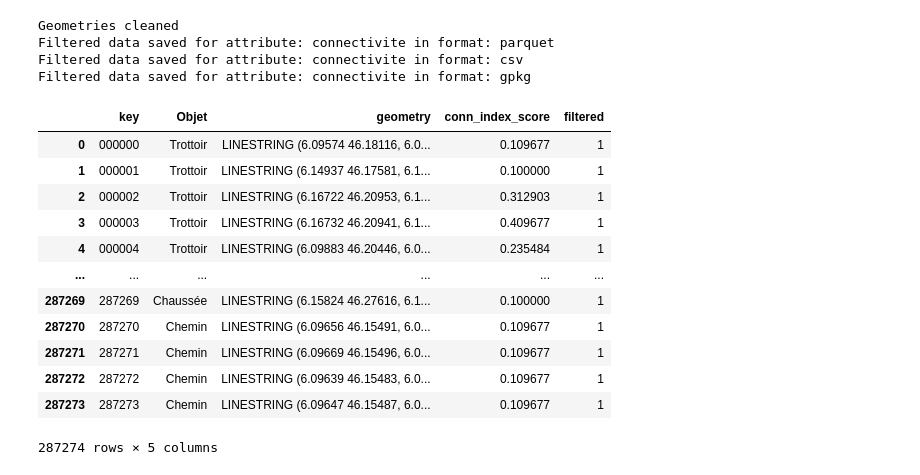
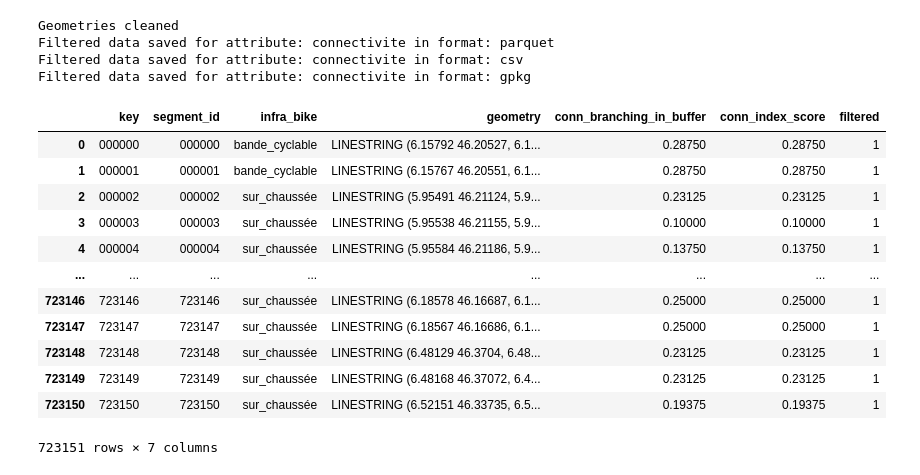
Before and after one commit to action-situee/projet-index-walk-bike-ge-gg, a Jupyter notebook: Notebook/Step 2/2_0_Prepare_features.ipynb, the cells around one changed output. Saved outputs shown, nothing was run; the diff lists cells and outputs as text; code cells hidden in the pictures.

Commit message:
maj notebook jusqua step3_1

```diff
--- a/Notebook/Step 2/2_0_Prepare_features.ipynb
+++ b/Notebook/Step 2/2_0_Prepare_features.ipynb
@@ -22,18 +22,34 @@ from network_connectivity import *
 operation_crs = "EPSG:2056"  # Swiss coordinate system
 target_crs = "EPSG:4326"  # WGS84 coordinate system
 
-input_file_path = '../../Data/input/attributs'
-network_file_path = '../../Data/input/network'
-output_step1_path='../../Data/output/step-1'
-output_step2_path='../../Data/output/step-2'
-output_step3_path='../../Data/output/step-3'
+print("Set parameters : GG or GE, bike or walk")
+territory = 'GG' # GG or GE
+network = "bike"  # walk or bike
+
+if territory == 'GG':
+    input_file_path = '../../Data/input'
+    output_step1_path='../../Data/output/GG/step-1'
+    output_step2_path='../../Data/output/GG/step-2'
+    output_step3_path='../../Data/output/GG/step-3'
+
+
+    save_path = '../../Data/output/GG/step-1'
+
+if territory == 'GE':
+    input_file_path = '../../Data/input'
+    output_step1_path='../../Data/output/GE/step-1'
+    output_step2_path='../../Data/output/GE/step-2'
+    output_step3_path='../../Data/output/GE/step-3'
+
+
+    save_path = '../../Data/output/GE/step-1'
 
 save_filtered_attributes = True
 
 # Load segments GeoDataFrame (with 'segment_id')
-print("Loading pedestrian segments...")
+print("Loading segments...")
 # reLoad pedestrian segments
-segmented_net = gpd.read_parquet(os.path.join(output_step1_path, "step1_pedestrian_segments.parquet"))
+segmented_net = gpd.read_parquet(os.path.join(output_step1_path, "step1_all_segments.parquet"))
 segmented_net = segmented_net.to_crs(operation_crs)
 
 # Define a function to save the filtered data
@@ -149,18 +186,18 @@ Filtered data saved for attribute: connectivite in format: parquet
 Filtered data saved for attribute: connectivite in format: csv
 Filtered data saved for attribute: connectivite in format: gpkg
 # %%
-segmented_net_index.to_crs(target_crs)[["key","Objet","geometry","conn_index_score", "filtered"]]
+segmented_net_index.to_crs(target_crs)[["key","segment_id", "infra_bike","geometry","conn_branching_in_buffer","conn_index_score","filtered"]]
 # %% [output]
-|  | key | Objet | geometry | conn_index_score | filtered |
-| 0 | 000000 | Trottoir | LINESTRING (6.09574 46.18116, 6.0... | 0.109677 | 1 |
-| 1 | 000001 | Trottoir | LINESTRING (6.14937 46.17581, 6.1... | 0.100000 | 1 |
-| 2 | 000002 | Trottoir | LINESTRING (6.16722 46.20953, 6.1... | 0.312903 | 1 |
-| 3 | 000003 | Trottoir | LINESTRING (6.16732 46.20941, 6.1... | 0.409677 | 1 |
-| 4 | 000004 | Trottoir | LINESTRING (6.09883 46.20446, 6.0... | 0.235484 | 1 |
-| ... | ... | ... | ... | ... | ... |
-| 287269 | 287269 | Chaussée | LINESTRING (6.15824 46.27616, 6.1... | 0.100000 | 1 |
-| 287270 | 287270 | Chemin | LINESTRING (6.09656 46.15491, 6.0... | 0.109677 | 1 |
-| 287271 | 287271 | Chemin | LINESTRING (6.09669 46.15496, 6.0... | 0.109677 | 1 |
-| 287272 | 287272 | Chemin | LINESTRING (6.09639 46.15483, 6.0... | 0.109677 | 1 |
-| 287273 | 287273 | Chemin | LINESTRING (6.09647 46.15487, 6.0... | 0.109677 | 1 |
+|  | key | segment_id | infra_bike | geometry | conn_branching_in_buffer | conn_index_score | filtered |
+| 0 | 000000 | 000000 | bande_cyclable | LINESTRING (6.15792 46.20527, 6.1... | 0.28750 | 0.28750 | 1 |
+| 1 | 000001 | 000001 | bande_cyclable | LINESTRING (6.15767 46.20551, 6.1... | 0.28750 | 0.28750 | 1 |
+| 2 | 000002 | 000002 | sur_chaussée | LINESTRING (5.95491 46.21124, 5.9... | 0.23125 | 0.23125 | 1 |
+| 3 | 000003 | 000003 | sur_chaussée | LINESTRING (5.95538 46.21155, 5.9... | 0.10000 | 0.10000 | 1 |
+| 4 | 000004 | 000004 | sur_chaussée | LINESTRING (5.95584 46.21186, 5.9... | 0.13750 | 0.13750 | 1 |
+| ... | ... | ... | ... | ... | ... | ... | ... |
+| 723146 | 723146 | 723146 | sur_chaussée | LINESTRING (6.18578 46.16687, 6.1... | 0.25000 | 0.25000 | 1 |
+| 723147 | 723147 | 723147 | sur_chaussée | LINESTRING (6.18567 46.16686, 6.1... | 0.25000 | 0.25000 | 1 |
+| 723148 | 723148 | 723148 | sur_chaussée | LINESTRING (6.48129 46.3704, 6.48... | 0.23125 | 0.23125 | 1 |
+| 723149 | 723149 | 723149 | sur_chaussée | LINESTRING (6.48168 46.37072, 6.4... | 0.23125 | 0.23125 | 1 |
+| 723150 | 723150 | 723150 | sur_chaussée | LINESTRING (6.52151 46.33735, 6.5... | 0.19375 | 0.19375 | 1 |
-287274 rows × 5 columns
+723151 rows × 7 columns
```
Also changed, not shown: parts of 4 cells of this notebook, 7 other files.
